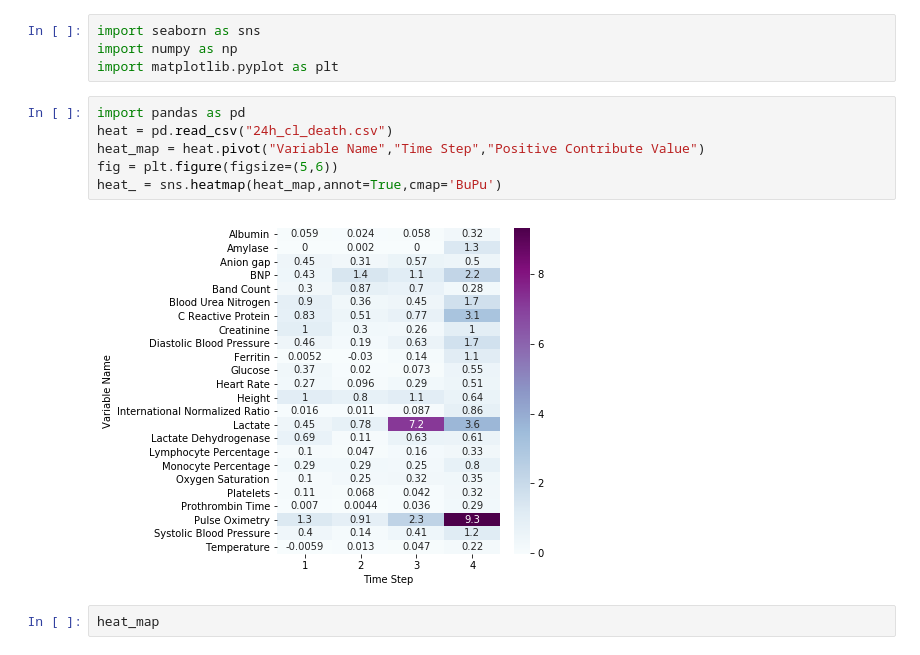
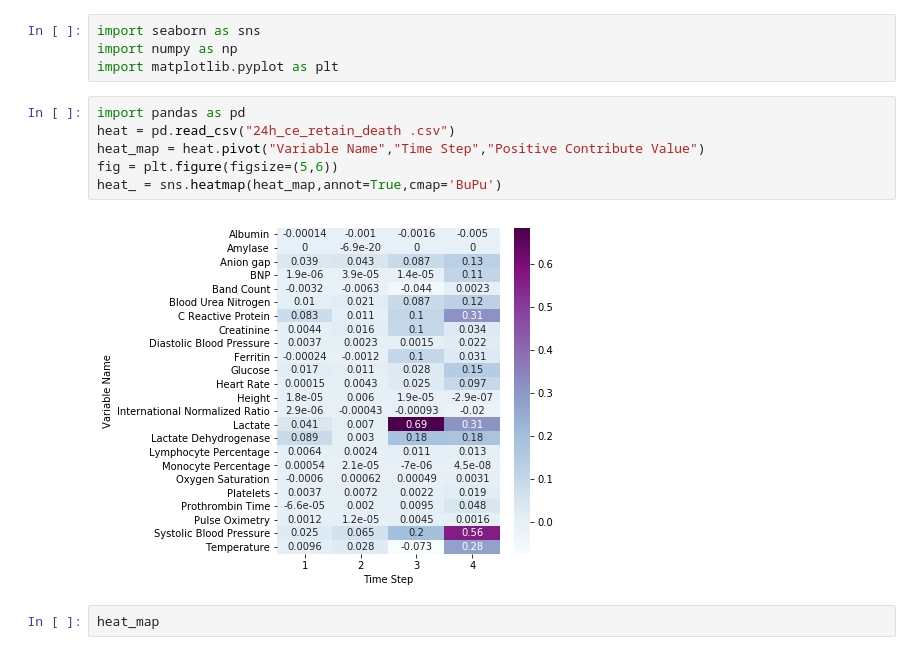
Before and after one commit to Tingyiwanyan/Contrastive_Learning_For_Covid, a Jupyter notebook: draw_heat_map.ipynb, the cells around one changed output. Saved outputs shown, nothing was run; the diff lists cells and outputs as text.

Commit message:
change to hl 24 retain death

```diff
--- a/draw_heat_map.ipynb
+++ b/draw_heat_map.ipynb
@@ -4,12 +4,12 @@ import numpy as np
 import matplotlib.pyplot as plt
 # %%
 import pandas as pd
-heat = pd.read_csv("24h_cl_death.csv")
+heat = pd.read_csv("24h_ce_retain_death .csv")
 heat_map = heat.pivot("Variable Name","Time Step","Positive Contribute Value")
 fig = plt.figure(figsize=(5,6))
 heat_ = sns.heatmap(heat_map,annot=True,cmap='BuPu')
 # %% [output]
-[figure, old version]
+[figure, new version]
 # %%
 heat_map
 # %% [output]
```
Also changed, not shown: 4 other files.
